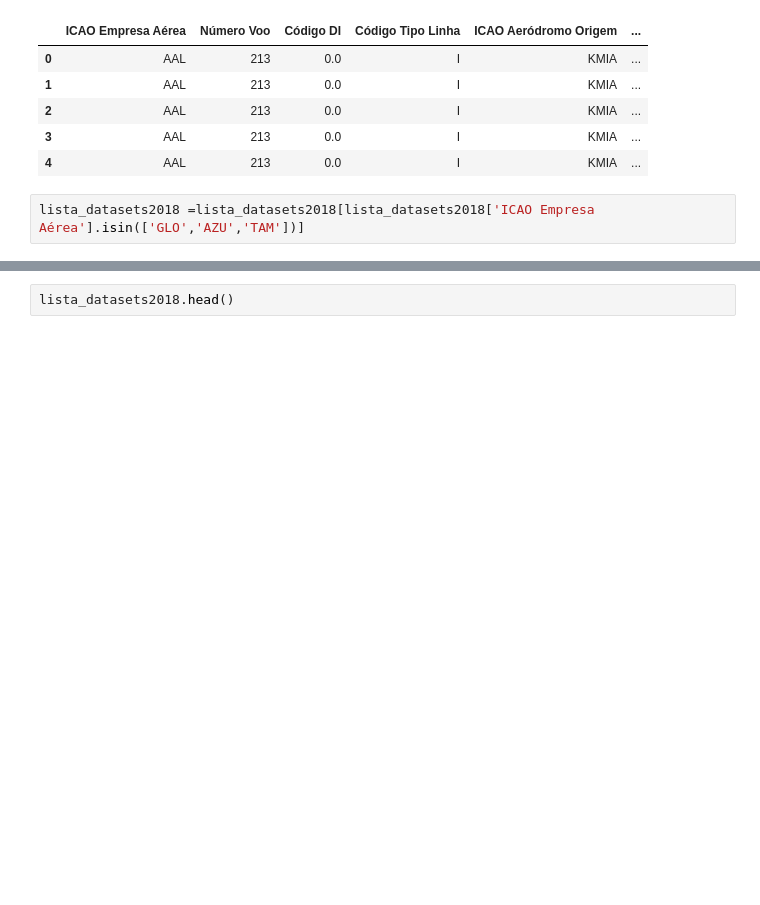
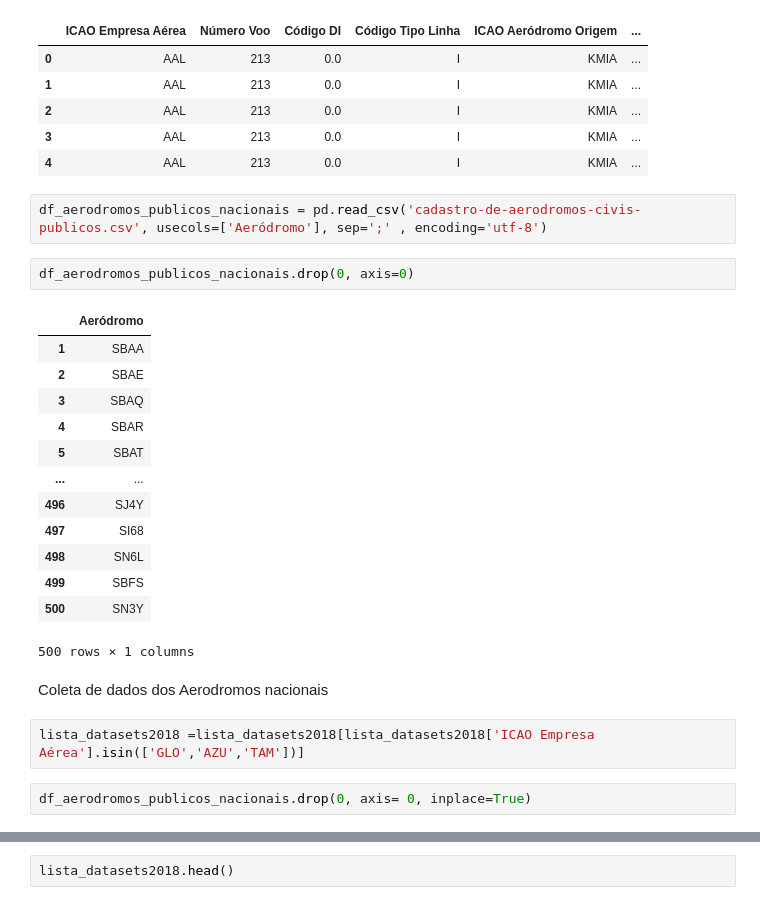
Before and after one commit to franciscojosecvrl/PortifolioDeDados, a Jupyter notebook: aquisicao_de_dados.ipynb, the cells around one changed output, grey strips where cells are left out. Saved outputs shown, nothing was run; the diff lists cells and outputs as text; blank space fills up the shorter version.

```diff
--- a/aquisicao_de_dados.ipynb
+++ b/aquisicao_de_dados.ipynb
@@ -82,5 +82,27 @@ lista_datasets2018.head()
 | 2 | AAL | 213 | 0.0 | I | KMIA | ... |
 | 3 | AAL | 213 | 0.0 | I | KMIA | ... |
 | 4 | AAL | 213 | 0.0 | I | KMIA | ... |
+# %%
+df_aerodromos_publicos_nacionais = pd.read_csv('cadastro-de-aerodromos-civis-publicos.csv', usecols=['Aeródromo'], sep=';' , encoding='utf-8')
+# %%
+df_aerodromos_publicos_nacionais.drop(0, axis=0)
+# %% [output]
+|  | Aeródromo |
+| 1 | SBAA |
+| 2 | SBAE |
+| 3 | SBAQ |
+| 4 | SBAR |
+| 5 | SBAT |
+| ... | ... |
+| 496 | SJ4Y |
+| 497 | SI68 |
+| 498 | SN6L |
+| 499 | SBFS |
+| 500 | SN3Y |
+500 rows × 1 columns
+# %% [markdown]
+Coleta de dados dos Aerodromos nacionais
 # %%
 lista_datasets2018 =lista_datasets2018[lista_datasets2018['ICAO Empresa Aérea'].isin(['GLO','AZU','TAM'])]
+# %%
+df_aerodromos_publicos_nacionais.drop(0, axis= 0, inplace=True)
```
Also changed, not shown: parts of 22 cells of this notebook, 2 other files.
